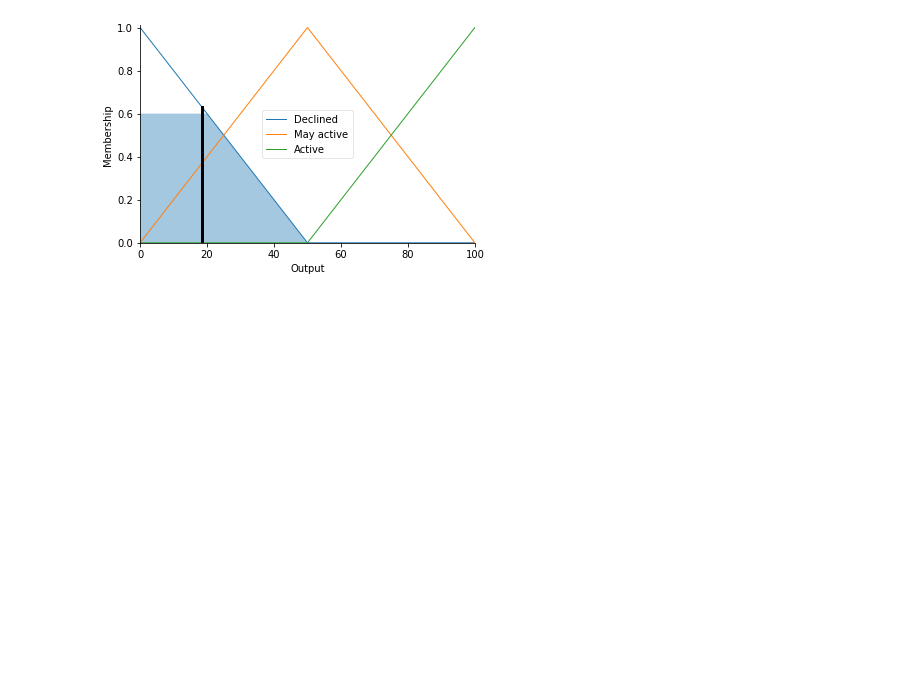
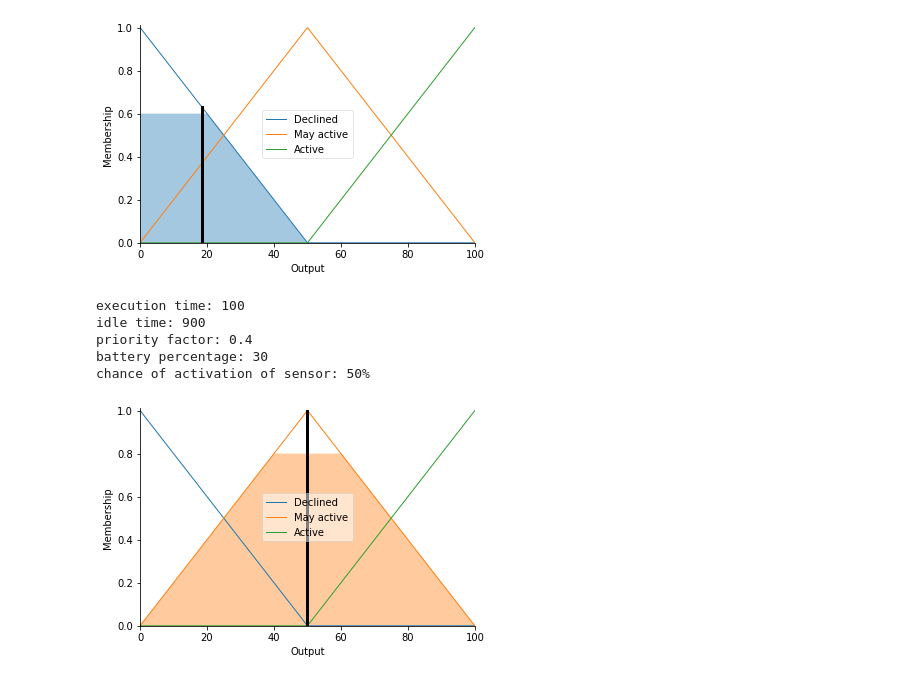
Before and after one commit to Tanuka-Mondal/Fuzzy, a Jupyter notebook: fuzzy2.ipynb, the cells around one changed output. Saved outputs shown, nothing was run; the diff lists cells and outputs as text; code cells hidden in the pictures; blank space fills up the shorter version.

```diff
--- a/fuzzy2.ipynb
+++ b/fuzzy2.ipynb
@@ -61,6 +61,7 @@ rule1 = ctrl.Rule(ei['very low'] & Ii['very high'] & pi['very high'] & bi['very
 rule2 = ctrl.Rule(ei['very high'] & Ii['very low'] & pi['very low'] & bi['very low'],si['Declined'])
 rule3 = ctrl.Rule(ei['medium'] & Ii['medium'] & pi['medium'] & bi['medium'],si['May active'])
 rule4 = ctrl.Rule(ei['very high'] & Ii['very low'] & pi['low'] & bi['medium'],si['Declined'])
+rule5 = ctrl.Rule(pi['low'] | bi['low'], si['May active'])
 # %%
 rule1.view()
 # %% [output]
@@ -74,7 +75,7 @@ rule2.view()
  <matplotlib.axes._subplots.AxesSubplot at 0x...>)
 [figure]
 # %%
-op = ctrl.ControlSystem([rule1,rule2,rule3,rule4])
+op = ctrl.ControlSystem([rule1,rule2,rule3,rule4,rule5])
 Sensor = ctrl.ControlSystemSimulation(op)
 # %%
 def SensorOutput():
@@ -131,3 +132,12 @@ priority factor: 0.1
 battery percentage: 10
 chance of activation of sensor: 18.5714%
 [figure]
+# %%
+SensorOutput()
+# %% [output]
+execution time: 100
+idle time: 900
+priority factor: 0.4
+battery percentage: 30
+chance of activation of sensor: 50%
+[figure, added]
```
Also changed, not shown: parts of 1 cell of this notebook.
